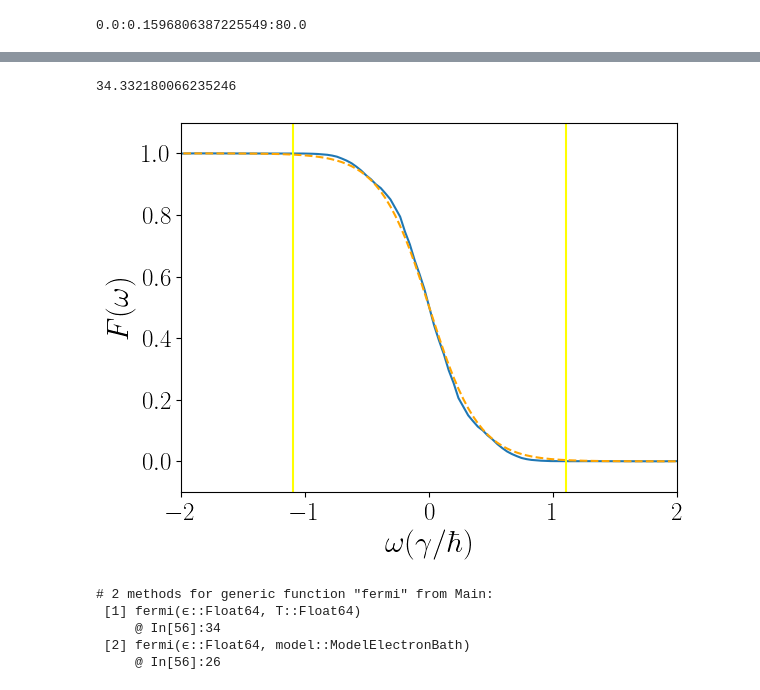
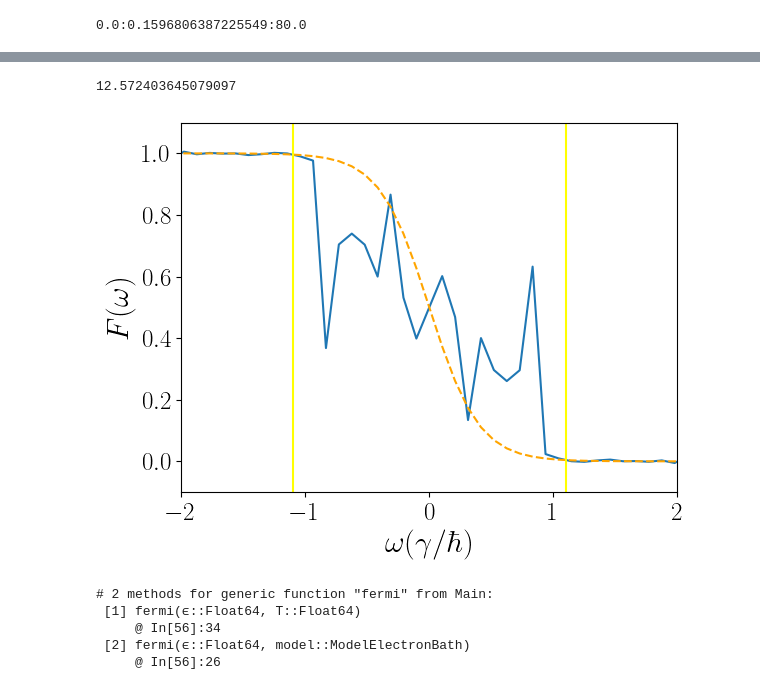
Before and after one commit to Jalil199/KBE-DrivenElectrons, a Jupyter notebook: main-rice_mele.ipynb, the cells around one changed output, grey strips where cells are left out. Drawn from its saved outputs; the diff is of its cells as text; code cells hidden in the pictures.

```diff
--- a/main-rice_mele.ipynb
+++ b/main-rice_mele.ipynb
@@ -1058,5 +1037,5 @@ plt.ylim(-0.001,0.001)
 # %%
-t_avg = 240
+t_avg = 90
 t_avg_sol = ts[t_avg]
 println(t_avg_sol)
 δ = 1e-3
@@ -1077,35 +1056,35 @@ plt.plot(ωs,GL_im./A_col)
 
 plt.plot(ωs,fermi.(ωs, 0.2),color="orange",ls="--")#ls="-o")
 
 # t_avg = 180
 # t_avg_sol = tavg[t_avg]
 # println(t_avg_sol)
 # δ = 1e-6
 # A_col   = real.(A_Wigner_sumk[:, t_avg])
 # GL_im   = imag.(GL_Wigner_sumk[:, t_avg])/pi
 # # Máscara de puntos "seguros"
 # mask = abs.(A_col) .> δ
 # ratio = fill(NaN, length(A_col))
 # ratio[mask] .= GL_im[mask] ./ A_col[mask]
 
 # plt.plot(ωs,ratio)
 plt.xlim(-2,2)
 #plt.ylim(-5,5)
 plt.axvline(2.5,color="yellow")
 plt.axvline(-2.5,color="yellow")
 
 plt.axvline(2.2/2,color="yellow")
 plt.axvline(-2.2/2,color="yellow")
 
 plt.ylim(-0.1,1.1)
 #plt.xlim(-1.0,1.0)
 #plt.xlim(-5.2,5.2)
 xlabel(raw"$\omega(\gamma/\hbar)$")
 ylabel(raw"$F\mathrm{(\omega )}$")
 plt.savefig("F.png")
 # %% [output]
-34.332180066235246
+12.572403645079097
-[figure, old version]
+[figure, new version]
 # %%
 # mask = abs.(A_col) .> δ
 
```
Also changed, not shown: parts of 19 cells of this notebook, 1 other file.
